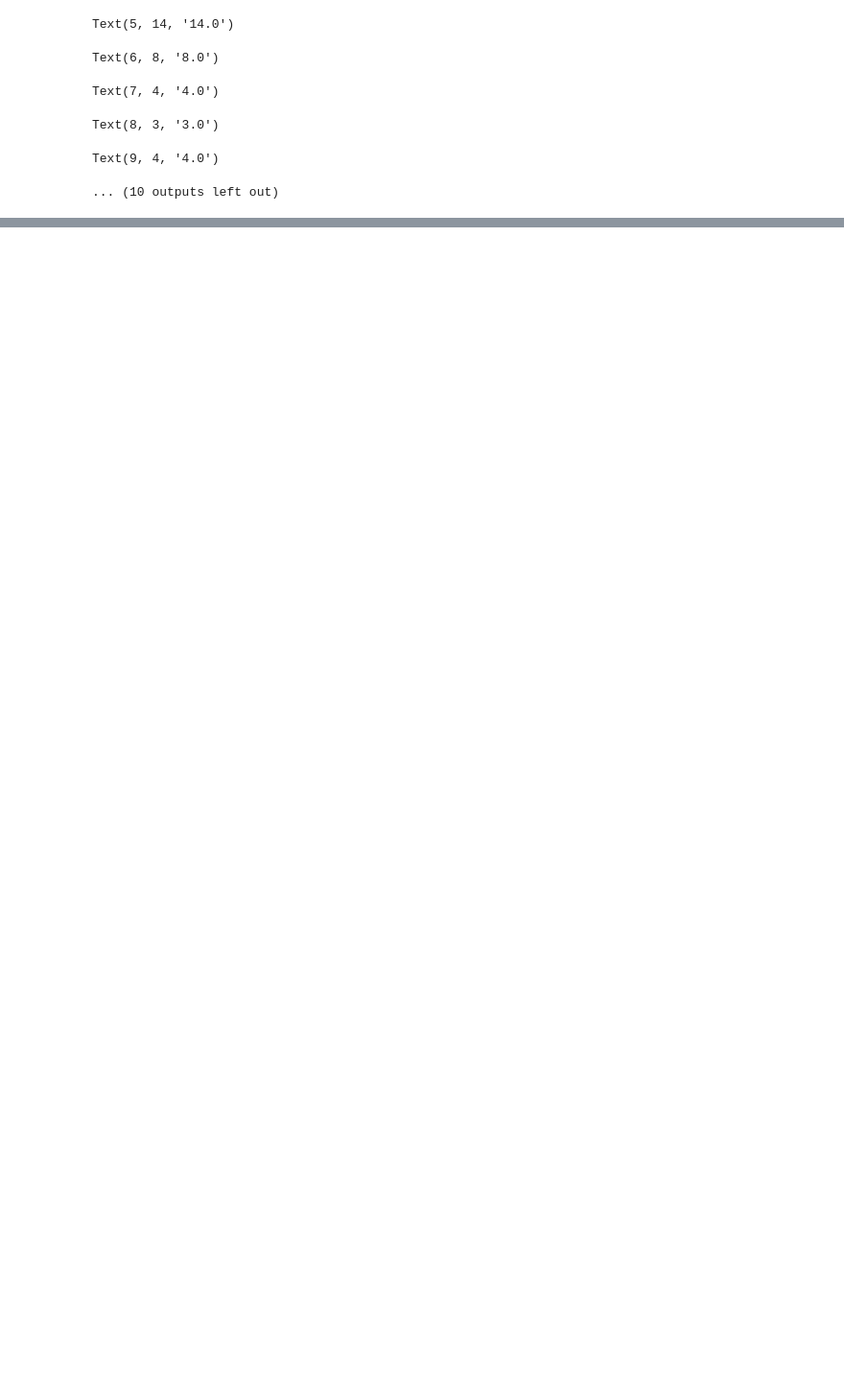
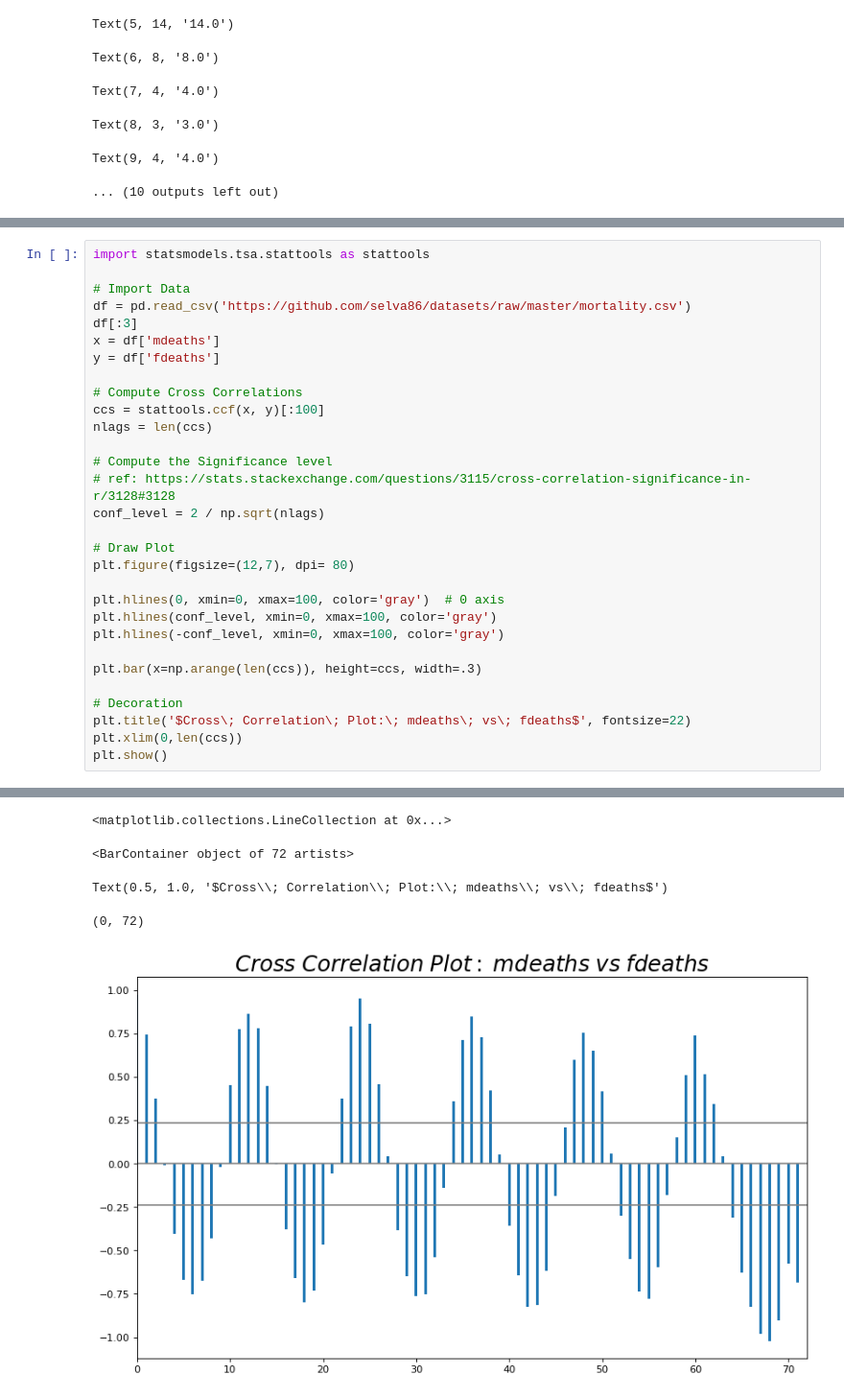
Before and after one commit to longfengpili/other_method, a Jupyter notebook: matplotlib.ipynb, the cells around one changed output, grey strips where cells are left out. Shown at 96% size. Drawn from its saved outputs; the diff is of its cells as text; blank space fills up the shorter version.

```diff
--- a/matplotlib.ipynb
+++ b/matplotlib.ipynb
@@ -1573,0 +1731,31 @@ Text(9, 4, '4.0')
+# %%
+import statsmodels.tsa.stattools as stattools
+
+# Import Data
+df = pd.read_csv('https://github.com/selva86/datasets/raw/master/mortality.csv')
+df[:3]
+x = df['mdeaths']
+y = df['fdeaths']
+
+# Compute Cross Correlations
+ccs = stattools.ccf(x, y)[:100]
+nlags = len(ccs)
+
+# Compute the Significance level
+# ref: https://stats.stackexchange.com/questions/3115/cross-correlation-significance-in-r/3128#3128
+conf_level = 2 / np.sqrt(nlags)
+
+# Draw Plot
+plt.figure(figsize=(12,7), dpi= 80)
+
+plt.hlines(0, xmin=0, xmax=100, color='gray')  # 0 axis
+plt.hlines(conf_level, xmin=0, xmax=100, color='gray')
+plt.hlines(-conf_level, xmin=0, xmax=100, color='gray')
+
+plt.bar(x=np.arange(len(ccs)), height=ccs, width=.3)
+
+# Decoration
+plt.title('$Cross\; Correlation\; Plot:\; mdeaths\; vs\; fdeaths$', fontsize=22)
+plt.xlim(0,len(ccs))
+plt.show()
+# %% [output]
@@ -1573,0 +1769,5 @@ Text(9, 4, '4.0')
+<matplotlib.collections.LineCollection at 0x...>
+<BarContainer object of 72 artists>
+Text(0.5, 1.0, '$Cross\\; Correlation\\; Plot:\\; mdeaths\\; vs\\; fdeaths$')
+(0, 72)
+[figure, added]
```
Also changed, not shown: parts of 11 cells of this notebook.
